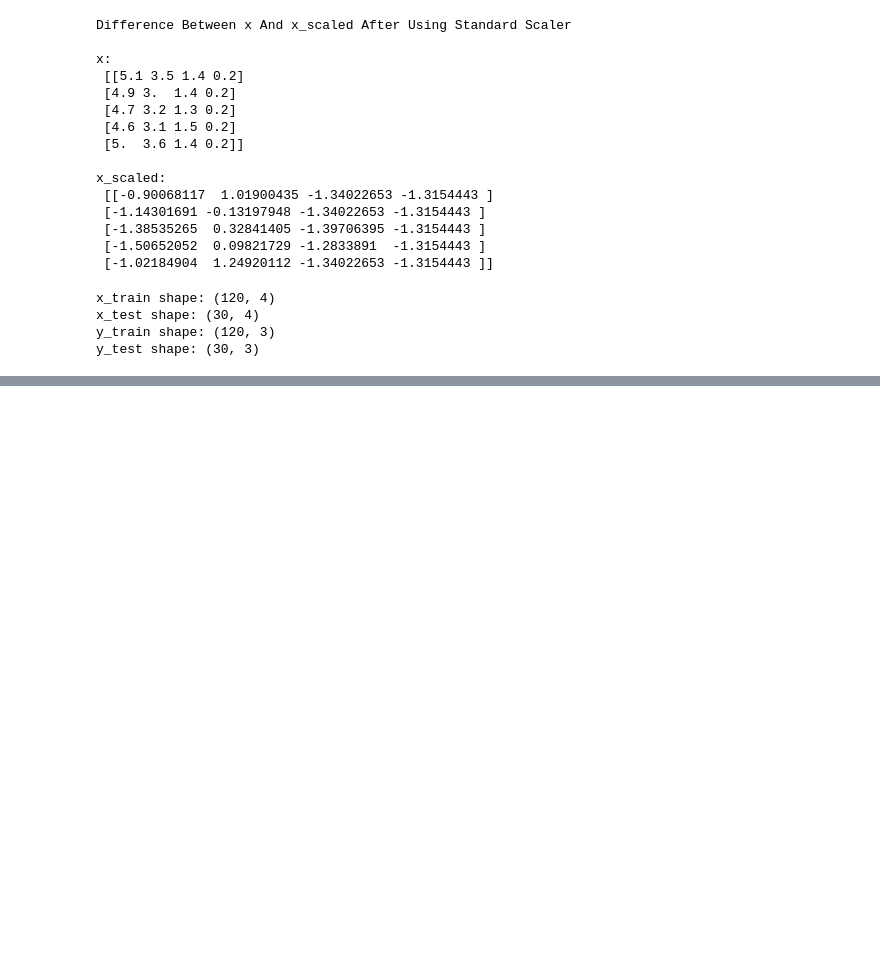
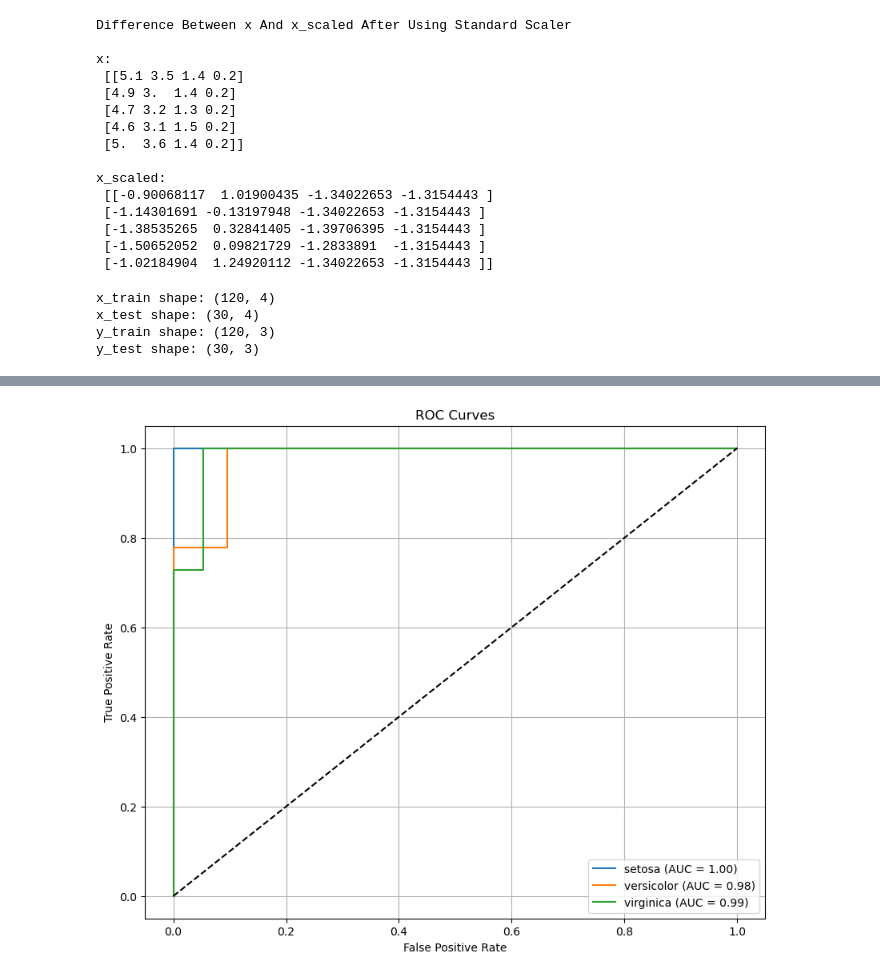
Before and after one commit to Ahmed0Harfoush/-CodeAlpha_Iris-Flower-Classification, a Jupyter notebook: _Iris_Flower_Classification.ipynb, the cells around one changed output, grey strips where cells are left out. Saved outputs shown, nothing was run; the diff lists cells and outputs as text; code cells hidden in the pictures; blank space fills up the shorter version.

```diff
--- a/_Iris_Flower_Classification.ipynb
+++ b/_Iris_Flower_Classification.ipynb
@@ -495,0 +839,12 @@ weighted avg       0.96      0.96      0.96        90
+# %%
+# Preprocess target for multiclass
+lb = LabelBinarizer()
+y_train = lb.fit_transform(y_train)
+y_test = lb.transform(y_test)
+
+# Predict probabilities
+y_pred_proba = model.predict(X_test)
+
+# Plot ROC for each class
+plot_multiclass_roc(y_test, y_pred_proba, iris.target_names)
+# %% [output]
@@ -495,0 +852 @@ weighted avg       0.96      0.96      0.96        90
+[figure, added]
```
Also changed, not shown: parts of 18 cells of this notebook.
